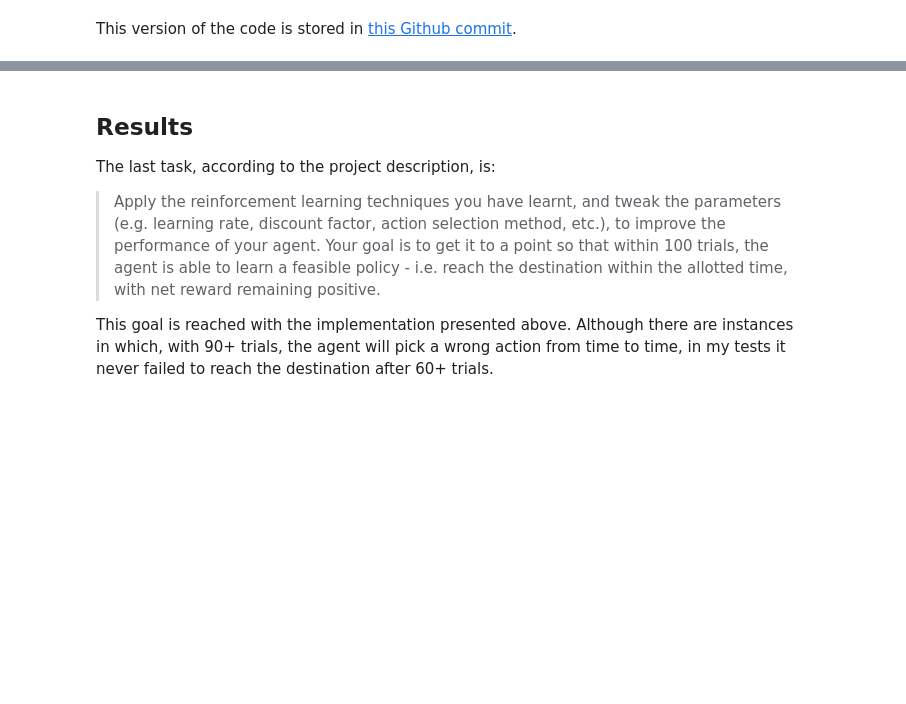
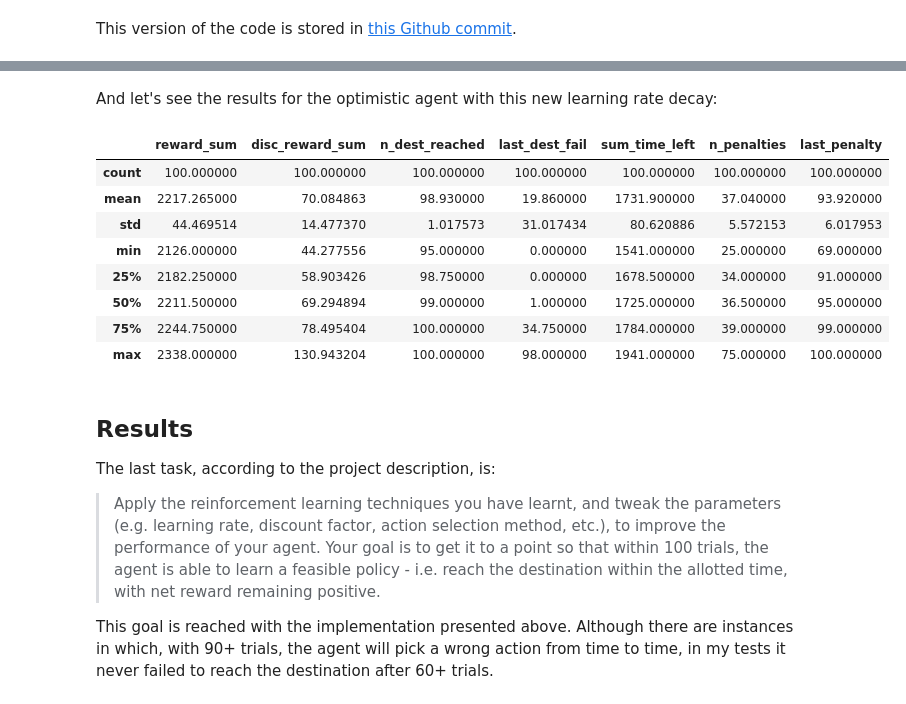
Before and after one commit to lmurtinho/mlend_ps4_smartcab, a Jupyter notebook: project_report.ipynb, the cells around one changed output, grey strips where cells are left out. Cells and saved outputs as stored; diff of their text form; code cells hidden in the pictures; blank space fills up the shorter version.

```diff
--- a/project_report.ipynb
+++ b/project_report.ipynb
@@ -236,3 +361,18 @@ Overall, this still seems like a solid learning agent, but let's see if
+# %% [markdown]
+And let's see the results for the optimistic agent with this new learning rate decay:
+# %%
+df_optim_new_learn_rate = pd.DataFrame.from_csv("optim_new_learn_rate_agent_results.csv")
+df_optim_new_learn_rate.describe()
+# %% [output]
+|  | reward_sum | disc_reward_sum | n_dest_reached | last_dest_fail | sum_time_left | n_penalties | last_penalty |
+| count | 100.000000 | 100.000000 | 100.000000 | 100.000000 | 100.000000 | 100.000000 | 100.000000 |
+| mean | 2217.265000 | 70.084863 | 98.930000 | 19.860000 | 1731.900000 | 37.040000 | 93.920000 |
+| std | 44.469514 | 14.477370 | 1.017573 | 31.017434 | 80.620886 | 5.572153 | 6.017953 |
+| min | 2126.000000 | 44.277556 | 95.000000 | 0.000000 | 1541.000000 | 25.000000 | 69.000000 |
+| 25% | 2182.250000 | 58.903426 | 98.750000 | 0.000000 | 1678.500000 | 34.000000 | 91.000000 |
+| 50% | 2211.500000 | 69.294894 | 99.000000 | 1.000000 | 1725.000000 | 36.500000 | 95.000000 |
+| 75% | 2244.750000 | 78.495404 | 100.000000 | 34.750000 | 1784.000000 | 39.000000 | 99.000000 |
+| max | 2338.000000 | 130.943204 | 100.000000 | 98.000000 | 1941.000000 | 75.000000 | 100.000000 |
 # %% [markdown]
 ## Results
 
```
Also changed, not shown: parts of 10 cells of this notebook, 2 other files.
